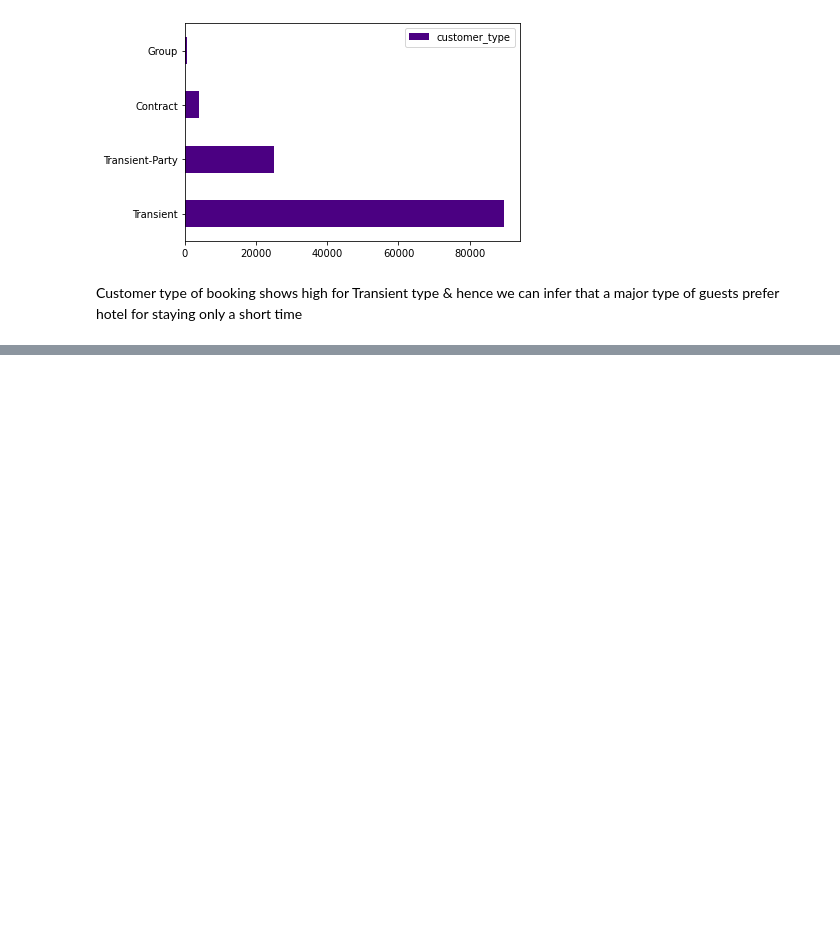
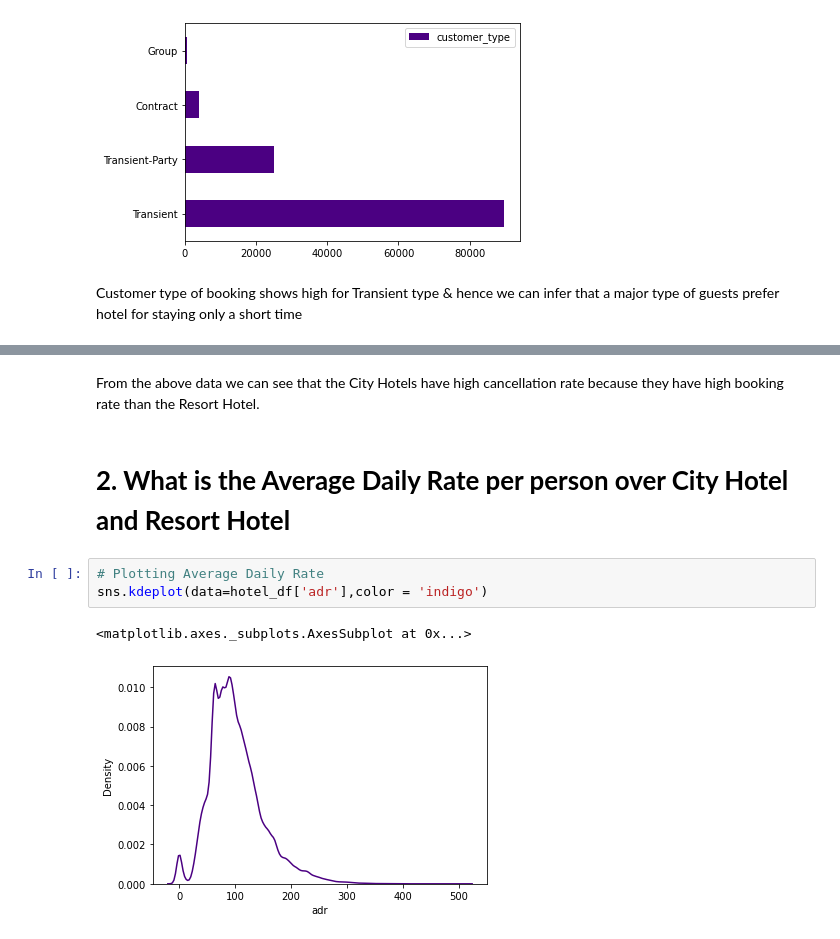
Before and after one commit to MARYSALOMY/HOTEL-BOOKING-ANALYSIS, a Jupyter notebook: Hotel_Booking_Analysis_Mary_Salomy_Alex_Capstone_Project.ipynb, the cells around one changed output, grey strips where cells are left out. Drawn from its saved outputs; the diff is of its cells as text; blank space fills up the shorter version.

```diff
--- a/Hotel_Booking_Analysis_Mary_Salomy_Alex_Capstone_Project.ipynb
+++ b/Hotel_Booking_Analysis_Mary_Salomy_Alex_Capstone_Project.ipynb
@@ -524,0 +557,10 @@ Customer type of booking shows high for Transient type & hence we can infer that
+# %% [markdown]
+From the above data we can see that the City Hotels have high cancellation rate because they have high booking rate than the Resort Hotel.
+# %% [markdown]
+# **2. What is the Average Daily Rate per person over City Hotel and Resort Hotel**
+# %%
+# Plotting Average Daily Rate
+sns.kdeplot(data=hotel_df['adr'],color = 'indigo')
+# %% [output]
+<matplotlib.axes._subplots.AxesSubplot at 0x...>
+[figure, added]
```
Also changed, not shown: parts of 17 cells of this notebook.
